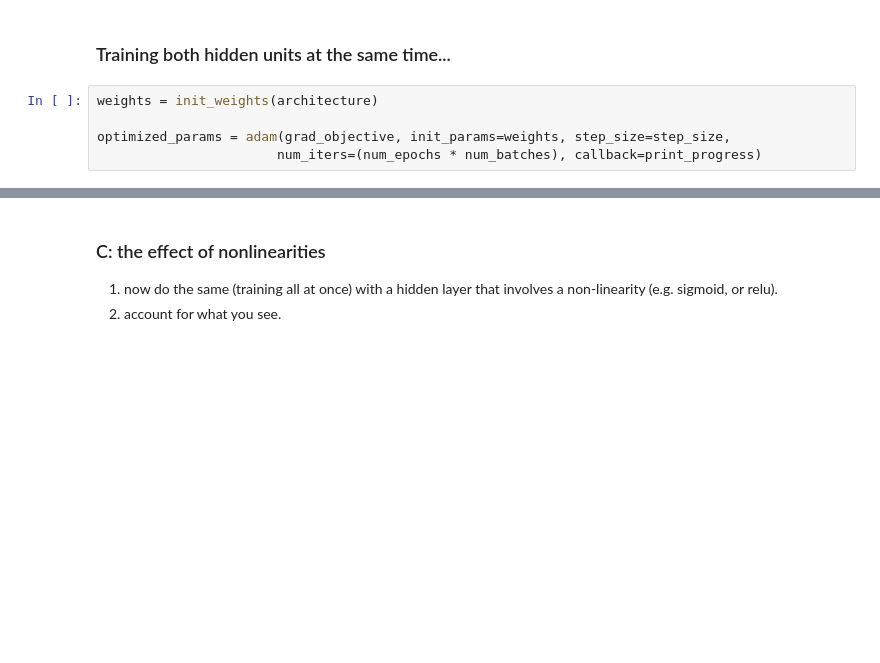
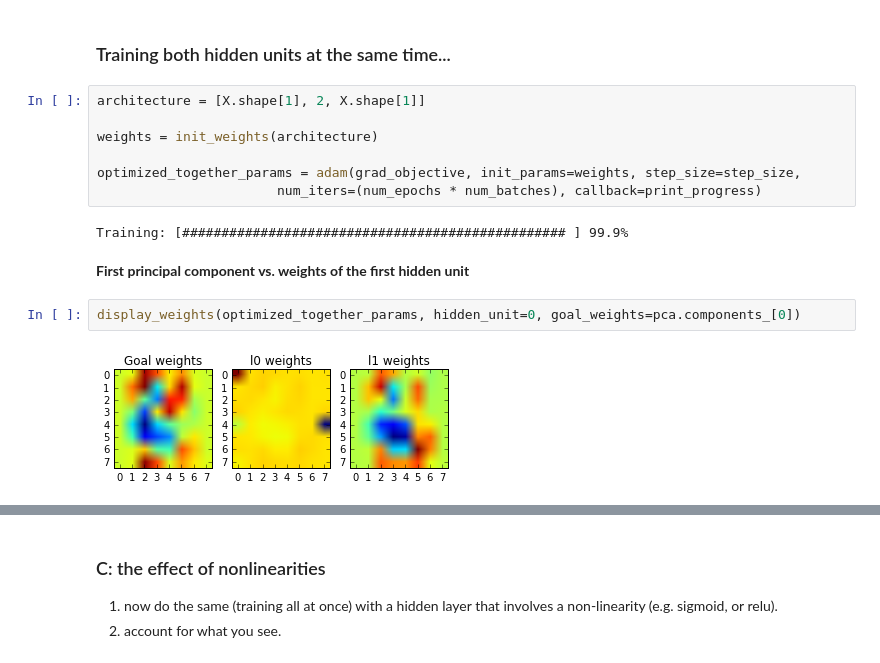
Before and after one commit to harryross263/comp421, a Jupyter notebook: Assignments/harry_second_assignment.ipynb, the cells around one changed output, grey strips where cells are left out. Saved outputs shown, nothing was run; the diff lists cells and outputs as text; blank space fills up the shorter version.

```diff
--- a/Assignments/harry_second_assignment.ipynb
+++ b/Assignments/harry_second_assignment.ipynb
@@ -311,7 +295,17 @@ display_weights(second_order_params, hidden_unit=1, goal_weights=pca.components_
 # %% [markdown]
 ### Training both hidden units at the same time...
 # %%
+architecture = [X.shape[1], 2, X.shape[1]]
+
 weights = init_weights(architecture)
 
-optimized_params = adam(grad_objective, init_params=weights, step_size=step_size,
+optimized_together_params = adam(grad_objective, init_params=weights, step_size=step_size,
                        num_iters=(num_epochs * num_batches), callback=print_progress)
+# %% [output]
+Training: [################################################# ] 99.9%
+# %% [markdown]
+__First principal component vs. weights of the first hidden unit__
+# %%
+display_weights(optimized_together_params, hidden_unit=0, goal_weights=pca.components_[0])
+# %% [output]
+[figure, added]
```
Also changed, not shown: parts of 29 cells of this notebook, 2 other files.
